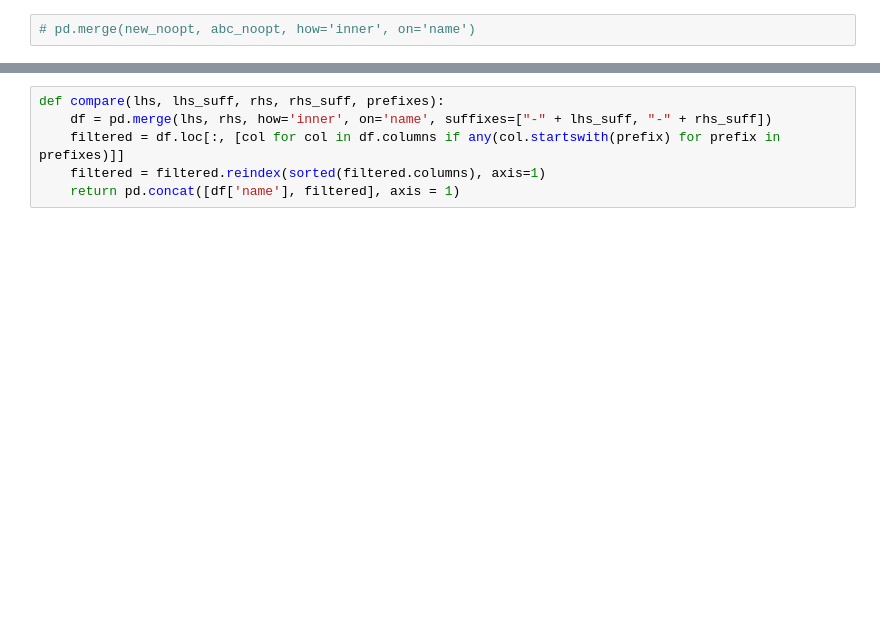
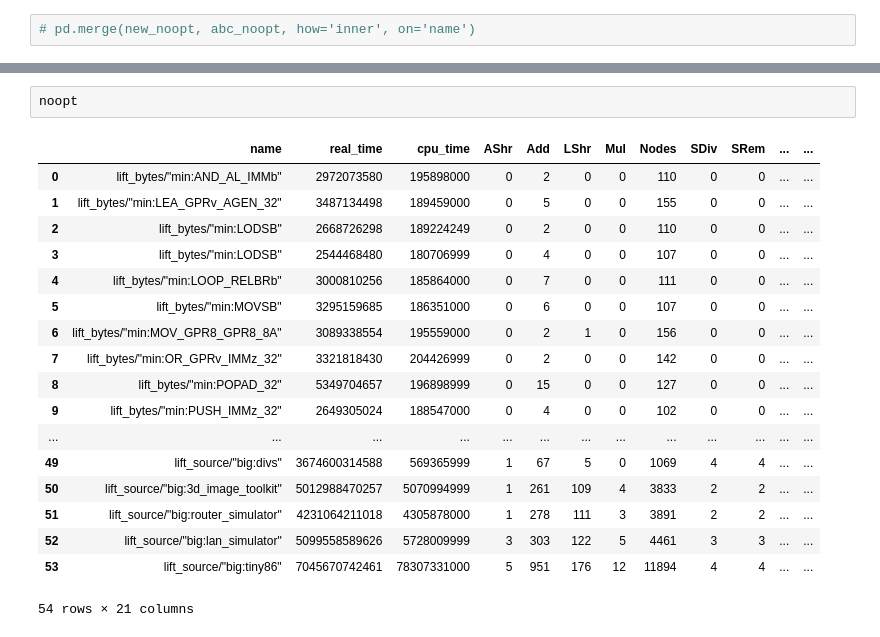
Before and after one commit to trailofbits/circuitous-benchmarks, a Jupyter notebook: scripts/stats.ipynb, the cells around one changed output, grey strips where cells are left out. Drawn from its saved outputs; the diff is of its cells as text; blank space fills up the shorter version.

```diff
--- a/scripts/stats.ipynb
+++ b/scripts/stats.ipynb
@@ -86,10 +247,25 @@ scatter((new_noopt, "new-noopt"), (new_conju, "new-alu-synthesis"), "Nodes")
 scatter((new_noopt, "new-noopt"), (new_conju, "new-alu-synthesis"), "Mul")
 # %% [output]
 [interactive output not drawn]
-# %%
-def compare(lhs, lhs_suff, rhs, rhs_suff, prefixes):
-    df = pd.merge(lhs, rhs, how='inner', on='name', suffixes=["-" + lhs_suff, "-" + rhs_suff])
-    filtered = df.loc[:, [col for col in df.columns if any(col.startswith(prefix) for prefix in prefixes)]]
-    filtered = filtered.reindex(sorted(filtered.columns), axis=1)
-    return pd.concat([df['name'], filtered], axis = 1)
+# %%
+noopt
+# %% [output]
+|  | name | real_time | cpu_time | AShr | Add | LShr | Mul | Nodes | SDiv | SRem | ... | ... |
+| 0 | lift_bytes/"min:AND_AL_IMMb" | 2972073580 | 195898000 | 0 | 2 | 0 | 0 | 110 | 0 | 0 | ... | ... |
+| 1 | lift_bytes/"min:LEA_GPRv_AGEN_32" | 3487134498 | 189459000 | 0 | 5 | 0 | 0 | 155 | 0 | 0 | ... | ... |
+| 2 | lift_bytes/"min:LODSB" | 2668726298 | 189224249 | 0 | 2 | 0 | 0 | 110 | 0 | 0 | ... | ... |
+| 3 | lift_bytes/"min:LODSB" | 2544468480 | 180706999 | 0 | 4 | 0 | 0 | 107 | 0 | 0 | ... | ... |
+| 4 | lift_bytes/"min:LOOP_RELBRb" | 3000810256 | 185864000 | 0 | 7 | 0 | 0 | 111 | 0 | 0 | ... | ... |
+| 5 | lift_bytes/"min:MOVSB" | 3295159685 | 186351000 | 0 | 6 | 0 | 0 | 107 | 0 | 0 | ... | ... |
+| 6 | lift_bytes/"min:MOV_GPR8_GPR8_8A" | 3089338554 | 195559000 | 0 | 2 | 1 | 0 | 156 | 0 | 0 | ... | ... |
+| 7 | lift_bytes/"min:OR_GPRv_IMMz_32" | 3321818430 | 204426999 | 0 | 2 | 0 | 0 | 142 | 0 | 0 | ... | ... |
+| 8 | lift_bytes/"min:POPAD_32" | 5349704657 | 196898999 | 0 | 15 | 0 | 0 | 127 | 0 | 0 | ... | ... |
+| 9 | lift_bytes/"min:PUSH_IMMz_32" | 2649305024 | 188547000 | 0 | 4 | 0 | 0 | 102 | 0 | 0 | ... | ... |
+| ... | ... | ... | ... | ... | ... | ... | ... | ... | ... | ... | ... | ... |
+| 49 | lift_source/"big:divs" | 3674600314588 | 569365999 | 1 | 67 | 5 | 0 | 1069 | 4 | 4 | ... | ... |
+| 50 | lift_source/"big:3d_image_toolkit" | 5012988470257 | 5070994999 | 1 | 261 | 109 | 4 | 3833 | 2 | 2 | ... | ... |
+| 51 | lift_source/"big:router_simulator" | 4231064211018 | 4305878000 | 1 | 278 | 111 | 3 | 3891 | 2 | 2 | ... | ... |
+| 52 | lift_source/"big:lan_simulator" | 5099558589626 | 5728009999 | 3 | 303 | 122 | 5 | 4461 | 3 | 3 | ... | ... |
+| 53 | lift_source/"big:tiny86" | 7045670742461 | 78307331000 | 5 | 951 | 176 | 12 | 11894 | 4 | 4 | ... | ... |
+54 rows × 21 columns
 # %%
```
Also changed, not shown: parts of 12 cells of this notebook, 3 other files.
